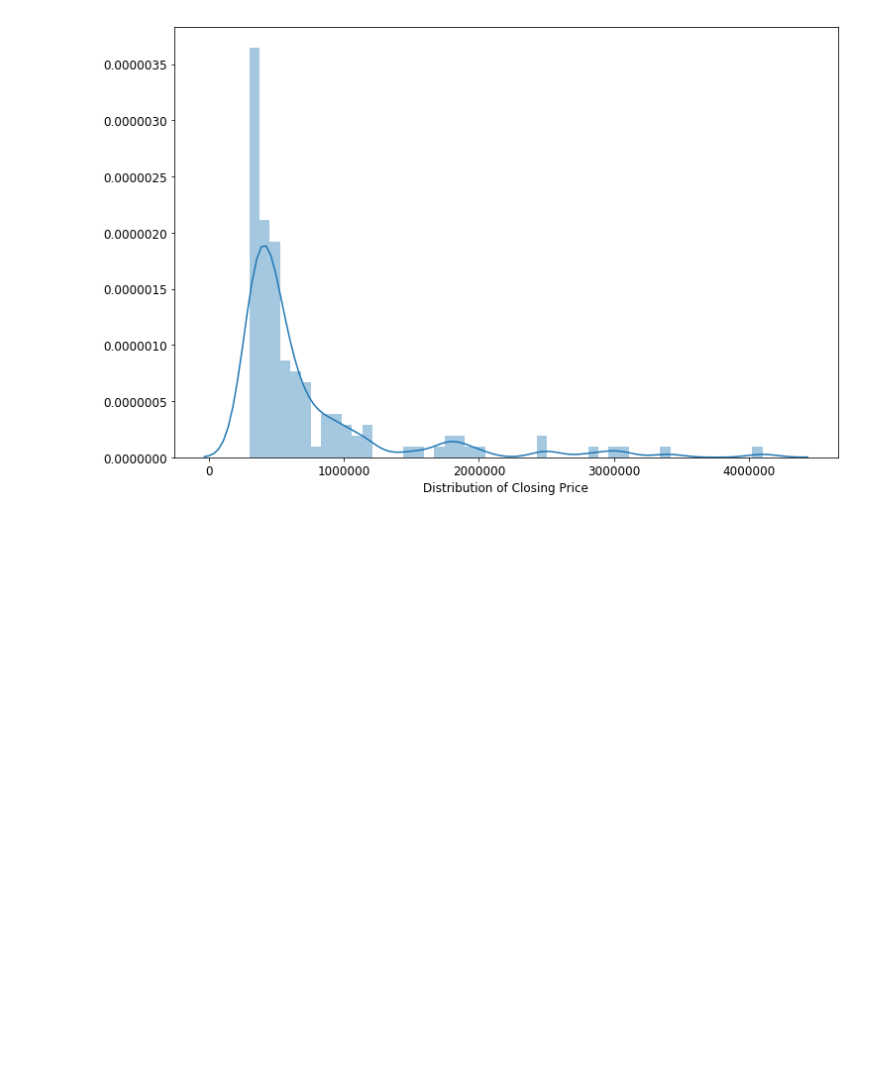
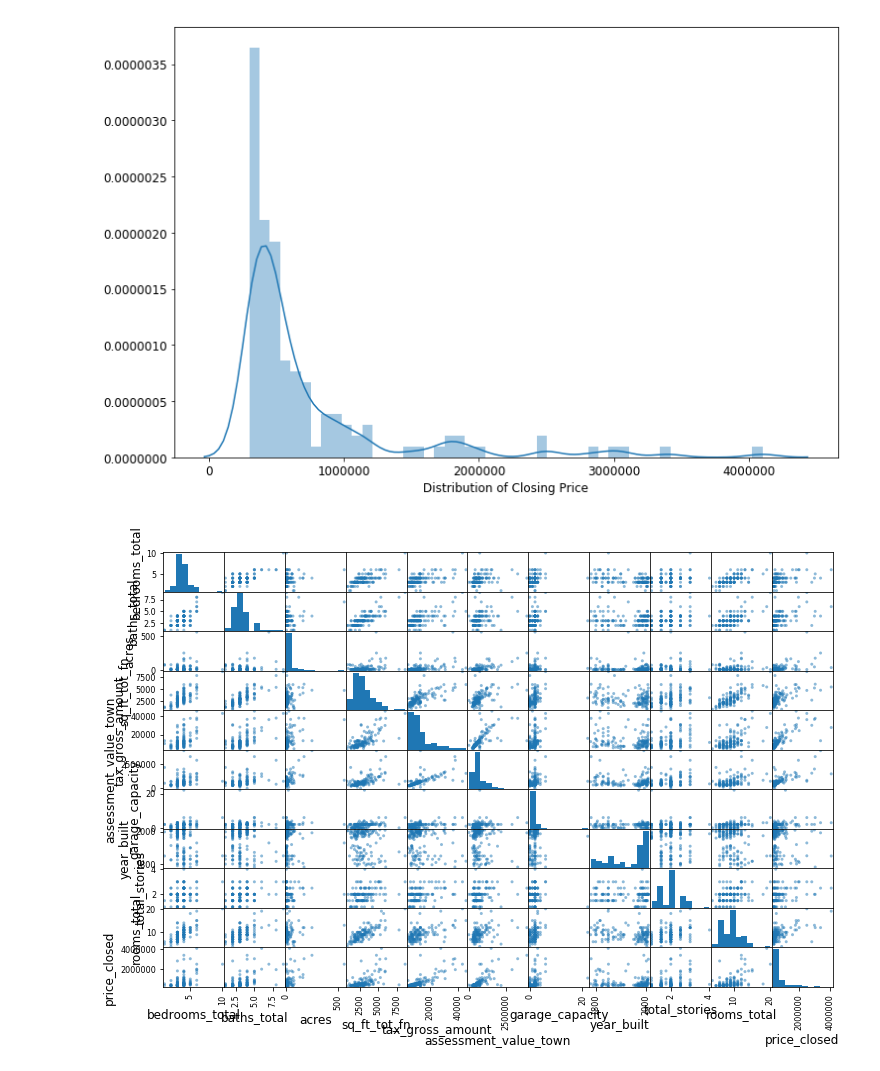
Before and after one commit to minhchan11/GA-Capstone-RealEstate, a Jupyter notebook: notebooks/real-estate-vermont-eda.ipynb, the cells around one changed output. Cells and saved outputs as stored; diff of their text form; code cells hidden in the pictures; blank space fills up the shorter version.

```diff
--- a/notebooks/real-estate-vermont-eda.ipynb
+++ b/notebooks/real-estate-vermont-eda.ipynb
@@ -130,2 +159,4 @@ As evident from above, these values are most dominant missing features:
+# %%
+df['basement'] = df['basement'].fillna('No')
 # %%
 for col in df.columns:
@@ -158,3 +186,8 @@ plt.xlabel('Distribution of Closing Price')
 # %% [output]
 <matplotlib.text.Text at 0x...>
 [figure]
+# %%
+pd.plotting.scatter_matrix(df)
+plt.savefig('../images/scatter.png')
+# %% [output]
+[figure, added]
```
Also changed, not shown: parts of 19 cells of this notebook, 11 other files.
